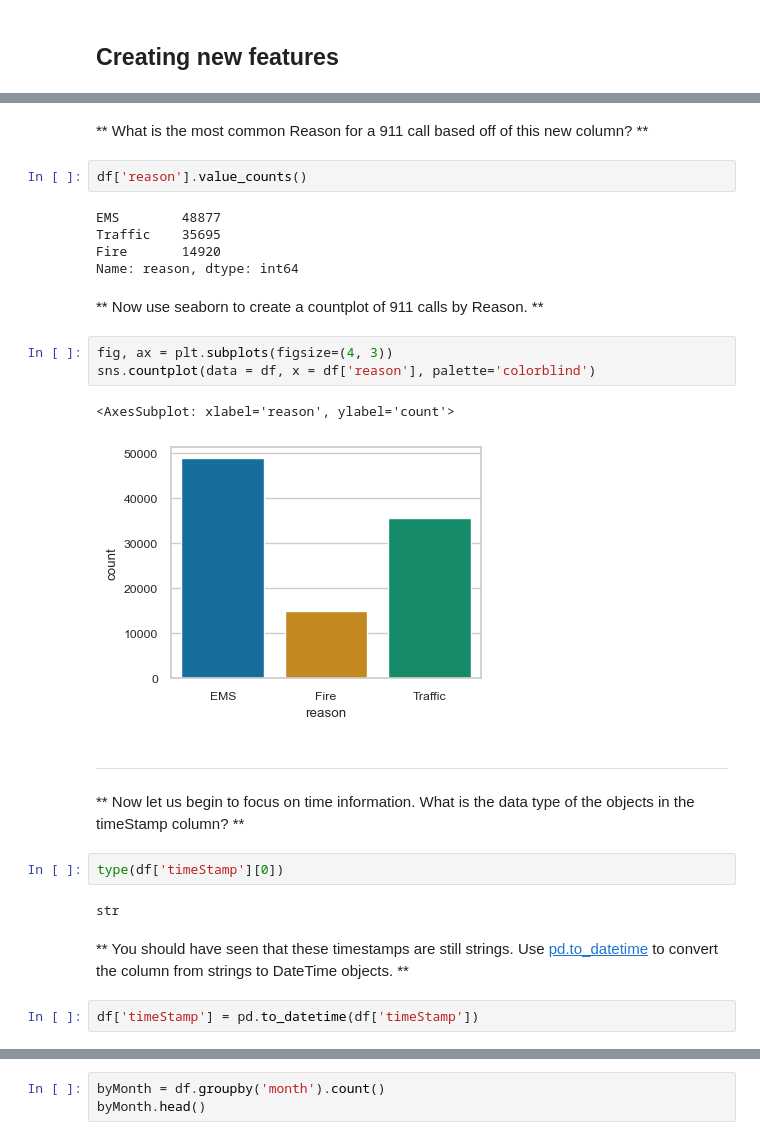
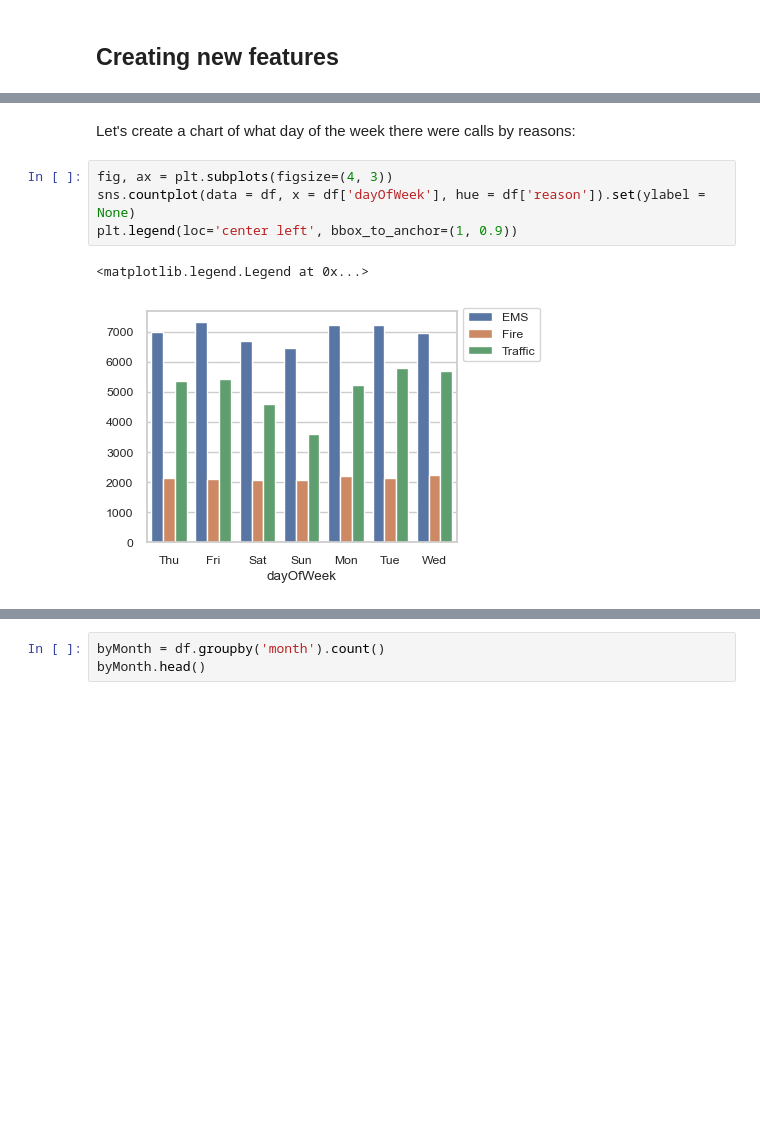
Before and after one commit to TheXirex/911-Calls, a Jupyter notebook: 911_Calls.ipynb, the cells around one changed output, grey strips where cells are left out. Cells and saved outputs as stored; diff of their text form; blank space fills up the shorter version.

```diff
--- a/911_Calls.ipynb
+++ b/911_Calls.ipynb
@@ -115,28 +136,9 @@ df.head()
-# %% [markdown]
-** What is the most common Reason for a 911 call based off of this new column? **
-# %%
-df['reason'].value_counts()
-# %% [output]
-EMS        48877
-Traffic    35695
-Fire       14920
-Name: reason, dtype: int64
-# %% [markdown]
-** Now use seaborn to create a countplot of 911 calls by Reason. **
+# %% [markdown]
+Let's create a chart of what day of the week there were calls by reasons:
 # %%
 fig, ax = plt.subplots(figsize=(4, 3))
-sns.countplot(data = df, x = df['reason'], palette='colorblind')
+sns.countplot(data = df, x = df['dayOfWeek'], hue = df['reason']).set(ylabel = None)
+plt.legend(loc='center left', bbox_to_anchor=(1, 0.9))
 # %% [output]
-<AxesSubplot: xlabel='reason', ylabel='count'>
+<matplotlib.legend.Legend at 0x...>
-[figure, old version]
+[figure, new version]
-# %% [markdown]
-___
-** Now let us begin to focus on time information. What is the data type of the objects in the timeStamp column? **
-# %%
-type(df['timeStamp'][0])
-# %% [output]
-str
-# %% [markdown]
-** You should have seen that these timestamps are still strings. Use [pd.to_datetime](http://pandas.pydata.org/pandas-docs/stable/generated/pandas.to_datetime.html) to convert the column from strings to DateTime objects. **
-# %%
-df['timeStamp'] = pd.to_datetime(df['timeStamp'])
```
Also changed, not shown: parts of 81 cells of this notebook, 1 other file.
